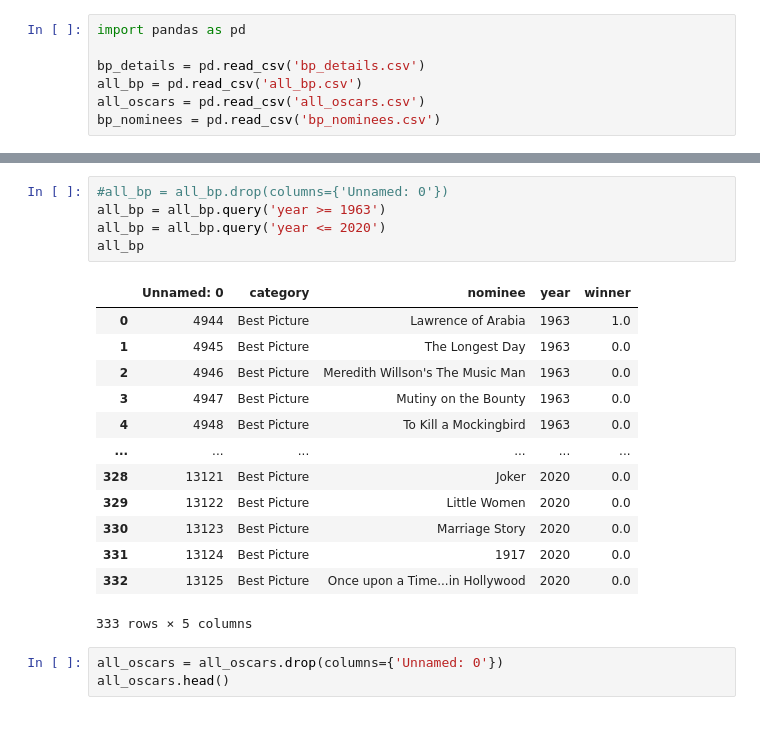
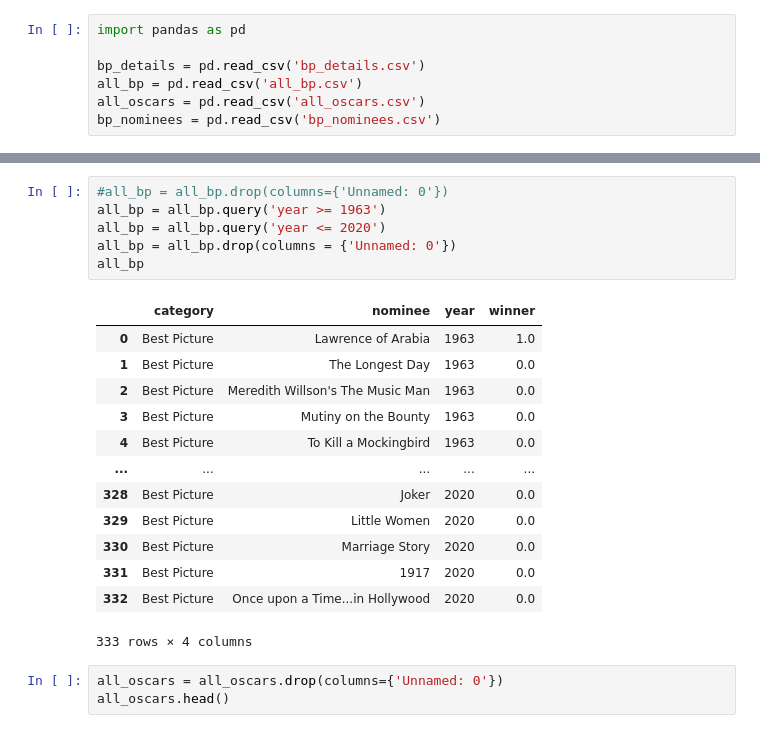
Before and after one commit to zoeteets/capstone, a Jupyter notebook: all dataframes.ipynb, the cells around one changed output, grey strips where cells are left out. Drawn from its saved outputs; the diff is of its cells as text.

```diff
--- a/all dataframes.ipynb
+++ b/all dataframes.ipynb
@@ -21,22 +21,23 @@ bp_details.head()
 # %%
 #all_bp = all_bp.drop(columns={'Unnamed: 0'})
 all_bp = all_bp.query('year >= 1963')
 all_bp = all_bp.query('year <= 2020')
+all_bp = all_bp.drop(columns = {'Unnamed: 0'})
 all_bp
 # %% [output]
-|  | Unnamed: 0 | category | nominee | year | winner |
-| 0 | 4944 | Best Picture | Lawrence of Arabia | 1963 | 1.0 |
-| 1 | 4945 | Best Picture | The Longest Day | 1963 | 0.0 |
-| 2 | 4946 | Best Picture | Meredith Willson's The Music Man | 1963 | 0.0 |
-| 3 | 4947 | Best Picture | Mutiny on the Bounty | 1963 | 0.0 |
-| 4 | 4948 | Best Picture | To Kill a Mockingbird | 1963 | 0.0 |
-| ... | ... | ... | ... | ... | ... |
-| 328 | 13121 | Best Picture | Joker | 2020 | 0.0 |
-| 329 | 13122 | Best Picture | Little Women | 2020 | 0.0 |
-| 330 | 13123 | Best Picture | Marriage Story | 2020 | 0.0 |
-| 331 | 13124 | Best Picture | 1917 | 2020 | 0.0 |
-| 332 | 13125 | Best Picture | Once upon a Time...in Hollywood | 2020 | 0.0 |
+|  | category | nominee | year | winner |
+| 0 | Best Picture | Lawrence of Arabia | 1963 | 1.0 |
+| 1 | Best Picture | The Longest Day | 1963 | 0.0 |
+| 2 | Best Picture | Meredith Willson's The Music Man | 1963 | 0.0 |
+| 3 | Best Picture | Mutiny on the Bounty | 1963 | 0.0 |
+| 4 | Best Picture | To Kill a Mockingbird | 1963 | 0.0 |
+| ... | ... | ... | ... | ... |
+| 328 | Best Picture | Joker | 2020 | 0.0 |
+| 329 | Best Picture | Little Women | 2020 | 0.0 |
+| 330 | Best Picture | Marriage Story | 2020 | 0.0 |
+| 331 | Best Picture | 1917 | 2020 | 0.0 |
+| 332 | Best Picture | Once upon a Time...in Hollywood | 2020 | 0.0 |
-333 rows × 5 columns
+333 rows × 4 columns
 # %%
 all_oscars = all_oscars.drop(columns={'Unnamed: 0'})
 all_oscars.head()
```
Also changed, not shown: parts of 19 cells of this notebook, 4 other files.
